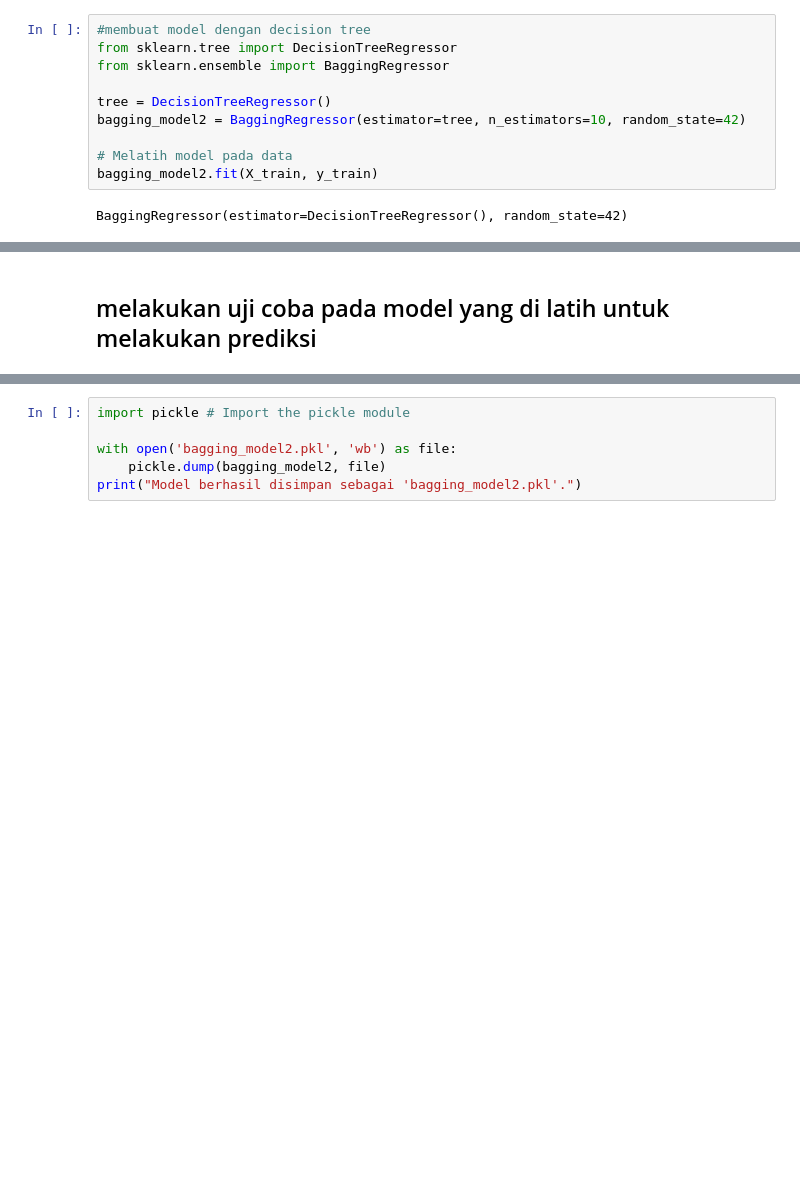
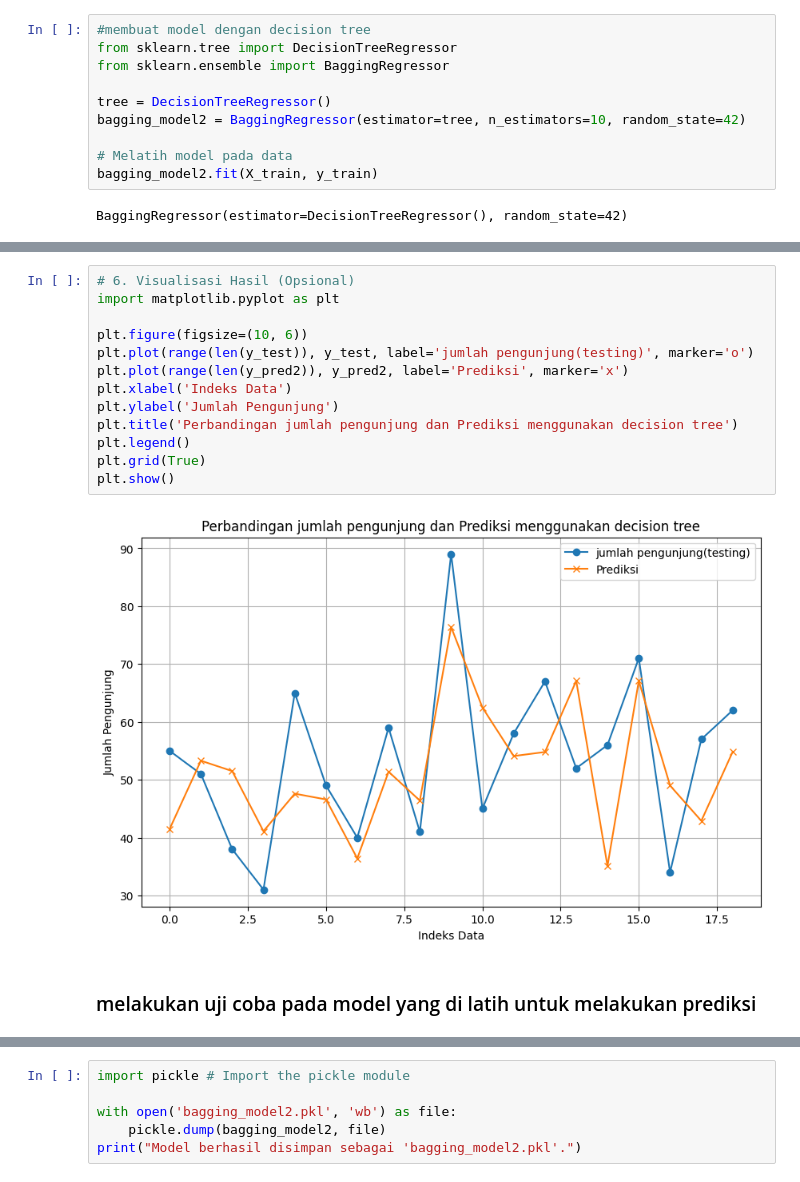
Before and after one commit to yudha22052/psd, a Jupyter notebook: _sources/TerbaruTugas1.ipynb, the cells around one changed output, grey strips where cells are left out. Saved outputs shown, nothing was run; the diff lists cells and outputs as text; blank space fills up the shorter version.

```diff
--- a/_sources/TerbaruTugas1.ipynb
+++ b/_sources/TerbaruTugas1.ipynb
@@ -232,2 +259,17 @@ BaggingRegressor(estimator=DecisionTreeRegressor(), random_state=42)
+# %%
+# 6. Visualisasi Hasil (Opsional)
+import matplotlib.pyplot as plt
+
+plt.figure(figsize=(10, 6))
+plt.plot(range(len(y_test)), y_test, label='jumlah pengunjung(testing)', marker='o')
+plt.plot(range(len(y_pred2)), y_pred2, label='Prediksi', marker='x')
+plt.xlabel('Indeks Data')
+plt.ylabel('Jumlah Pengunjung')
+plt.title('Perbandingan jumlah pengunjung dan Prediksi menggunakan decision tree')
+plt.legend()
+plt.grid(True)
+plt.show()
+# %% [output]
+[figure, added]
 # %% [markdown]
-## melakukan uji coba pada model yang di latih untuk melakukan prediksi
+### melakukan uji coba pada model yang di latih untuk melakukan prediksi
```
Also changed, not shown: parts of 22 cells of this notebook, 21 other files.
